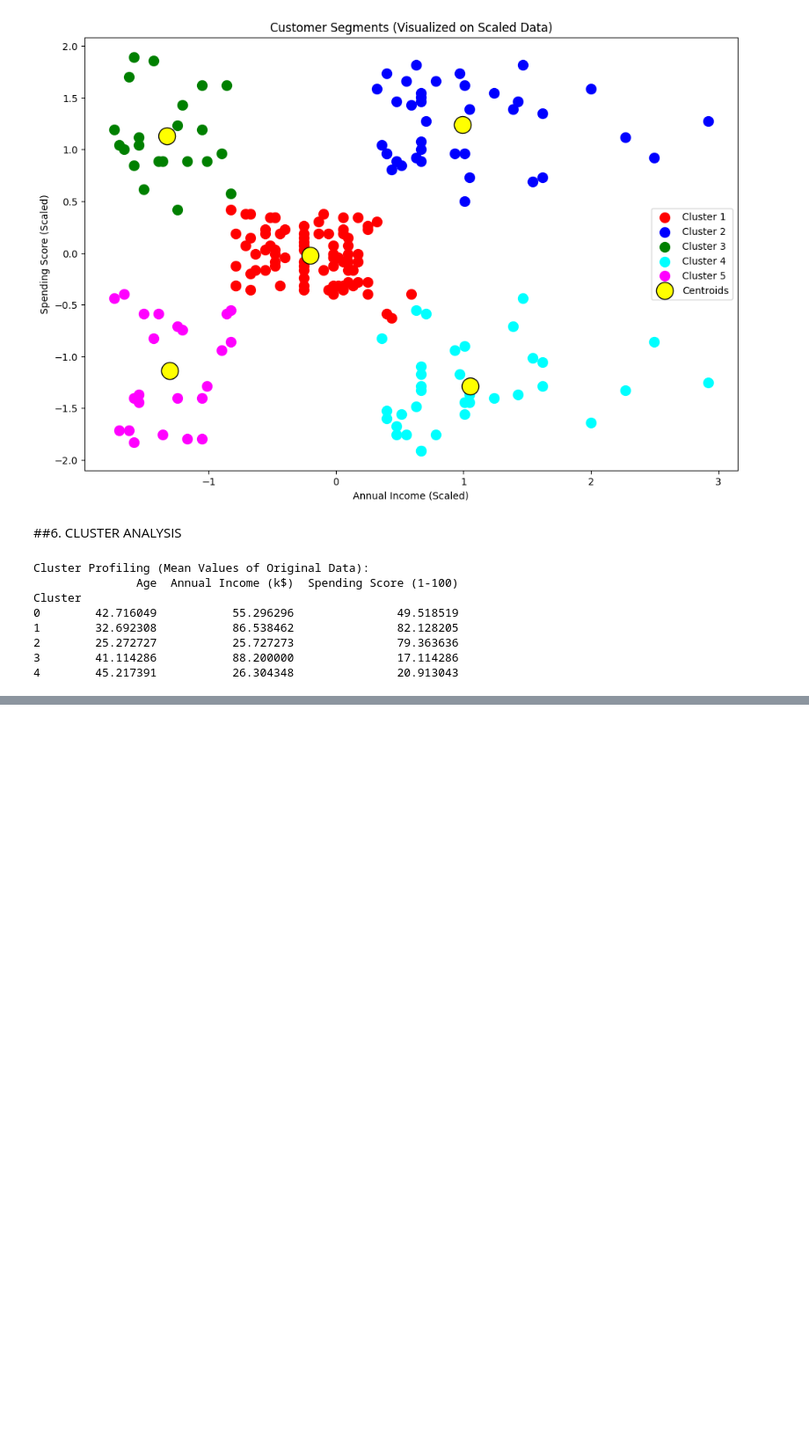
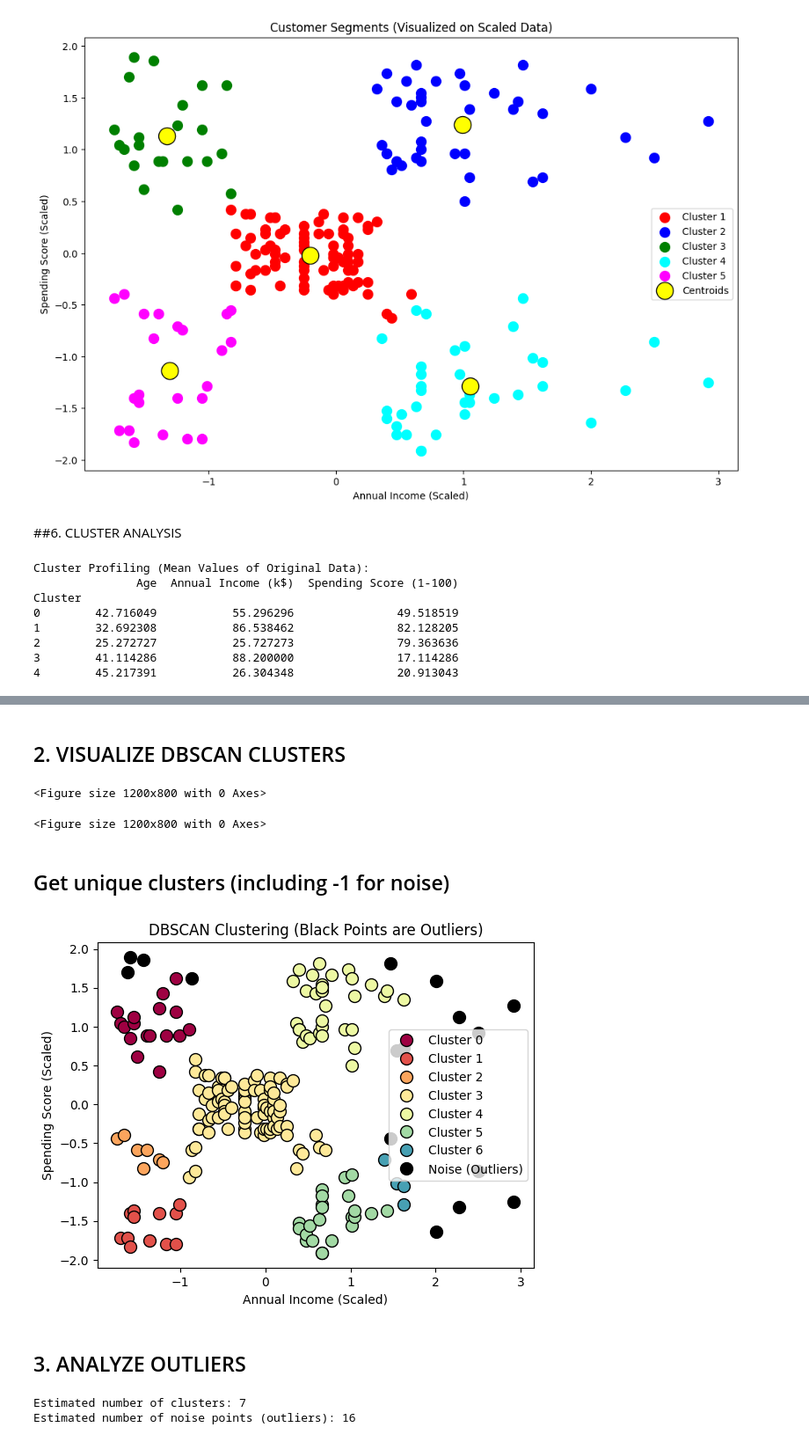
Before and after one commit to NegasaReta/Elevvo-Internship-Machine-Learning-Track, a Jupyter notebook: Task2_Customer_Segmentation_KMeans.ipynb, the cells around one changed output, grey strips where cells are left out. Shown at 88% size. Cells and saved outputs as stored; diff of their text form; code cells hidden in the pictures; blank space fills up the shorter version.

```diff
--- a/Task2_Customer_Segmentation_KMeans.ipynb
+++ b/Task2_Customer_Segmentation_KMeans.ipynb
@@ -118,0 +205,3 @@ Cluster
+# %%
+dbscan = DBSCAN(eps=0.35, min_samples=4)
+y_dbscan = dbscan.fit_predict(X_scaled)
@@ -118,0 +211,46 @@ Cluster
+# %% [markdown]
+
+## 2. VISUALIZE DBSCAN CLUSTERS
+# %%
+plt.figure(figsize=(12, 8))
+# %% [output]
+<Figure size 1200x800 with 0 Axes>
+<Figure size 1200x800 with 0 Axes>
+# %% [markdown]
+## Get unique clusters (including -1 for noise)
+# %%
+unique_labels = set(y_dbscan)
+colors = [plt.cm.Spectral(each) for each in np.linspace(0, 1, len(unique_labels))]
+
+for k, col in zip(unique_labels, colors):
+    if k == -1:
+        # Black used for noise.
+        col = [0, 0, 0, 1]
+        label = "Noise (Outliers)"
+    else:
+        label = f"Cluster {k}"
+
+    class_member_mask = (y_dbscan == k)
+
+    xy = X_scaled[class_member_mask]
+    plt.plot(xy[:, 0], xy[:, 1], 'o', markerfacecolor=tuple(col),
+             markeredgecolor='k', markersize=10, label=label)
+
+plt.title('DBSCAN Clustering (Black Points are Outliers)')
+plt.xlabel('Annual Income (Scaled)')
+plt.ylabel('Spending Score (Scaled)')
+plt.legend()
+plt.show()
+# %% [output]
+[figure, added]
+# %% [markdown]
+## 3. ANALYZE OUTLIERS
+# %%
+n_clusters_ = len(set(y_dbscan)) - (1 if -1 in y_dbscan else 0)
+n_noise_ = list(y_dbscan).count(-1)
+
+print(f"\nEstimated number of clusters: {n_clusters_}")
+print(f"Estimated number of noise points (outliers): {n_noise_}")
+# %% [output]
+Estimated number of clusters: 7
+Estimated number of noise points (outliers): 16
```
Also changed, not shown: parts of 19 cells of this notebook.
